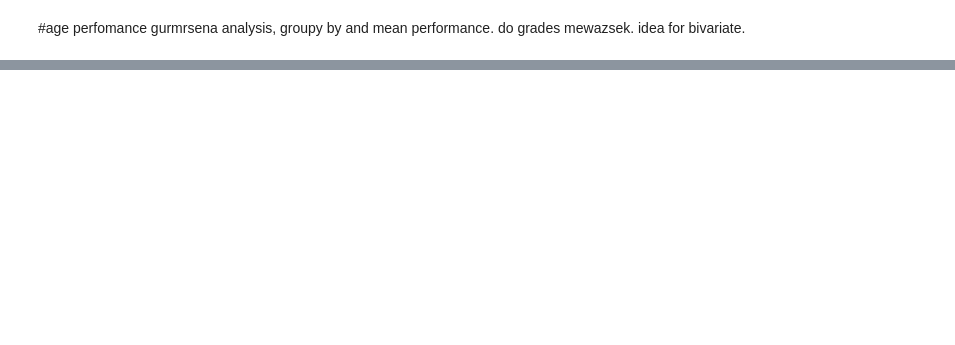
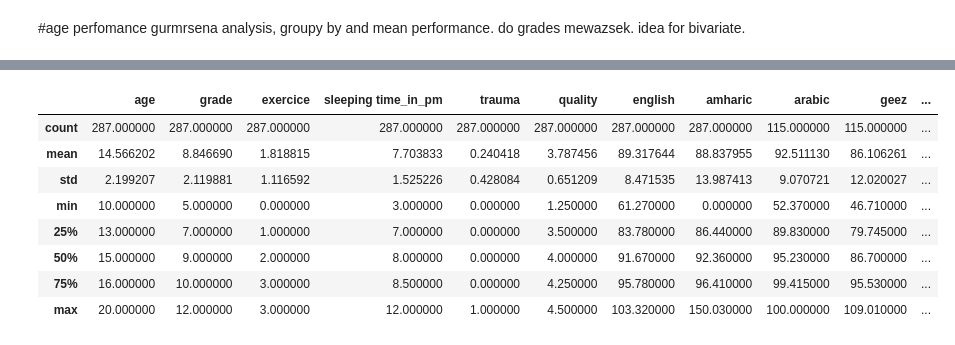
Before and after one commit to Ammon21/School-Data-Science-Project, a Jupyter notebook: notebooks/EDA.ipynb, the cells around one changed output, grey strips where cells are left out. Saved outputs shown, nothing was run; the diff lists cells and outputs as text; code cells hidden in the pictures; blank space fills up the shorter version.

```diff
--- a/notebooks/EDA.ipynb
+++ b/notebooks/EDA.ipynb
@@ -129,0 +198,12 @@ sns.scatterplot(df.grade, df.gpa, hue=df.conduct)
+# %%
+df.describe()
+# %% [output]
+|  | age | grade | exercice | sleeping time_in_pm | trauma | quality | english | amharic | arabic | geez | ... |
+| count | 287.000000 | 287.000000 | 287.000000 | 287.000000 | 287.000000 | 287.000000 | 287.000000 | 287.000000 | 115.000000 | 115.000000 | ... |
+| mean | 14.566202 | 8.846690 | 1.818815 | 7.703833 | 0.240418 | 3.787456 | 89.317644 | 88.837955 | 92.511130 | 86.106261 | ... |
+| std | 2.199207 | 2.119881 | 1.116592 | 1.525226 | 0.428084 | 0.651209 | 8.471535 | 13.987413 | 9.070721 | 12.020027 | ... |
+| min | 10.000000 | 5.000000 | 0.000000 | 3.000000 | 0.000000 | 1.250000 | 61.270000 | 0.000000 | 52.370000 | 46.710000 | ... |
+| 25% | 13.000000 | 7.000000 | 1.000000 | 7.000000 | 0.000000 | 3.500000 | 83.780000 | 86.440000 | 89.830000 | 79.745000 | ... |
+| 50% | 15.000000 | 9.000000 | 2.000000 | 8.000000 | 0.000000 | 4.000000 | 91.670000 | 92.360000 | 95.230000 | 86.700000 | ... |
+| 75% | 16.000000 | 10.000000 | 3.000000 | 8.500000 | 0.000000 | 4.250000 | 95.780000 | 96.410000 | 99.415000 | 95.530000 | ... |
+| max | 20.000000 | 12.000000 | 3.000000 | 12.000000 | 1.000000 | 4.500000 | 103.320000 | 150.030000 | 100.000000 | 109.010000 | ... |
```
Also changed, not shown: parts of 19 cells of this notebook, 3 other files.
